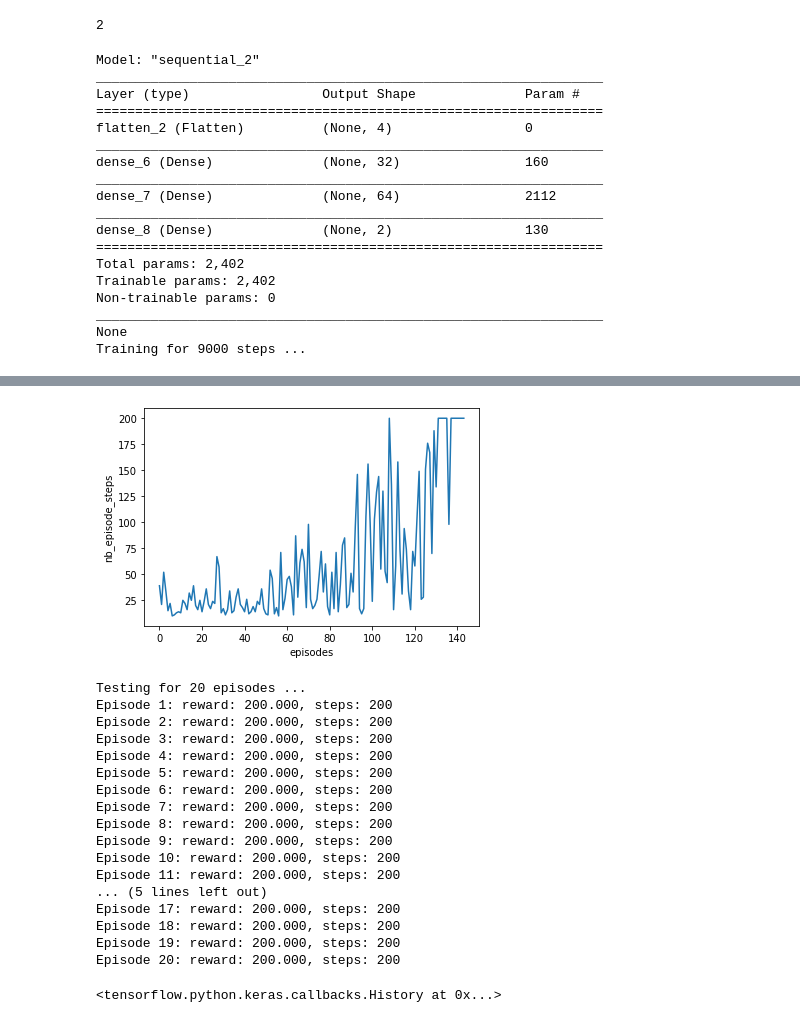
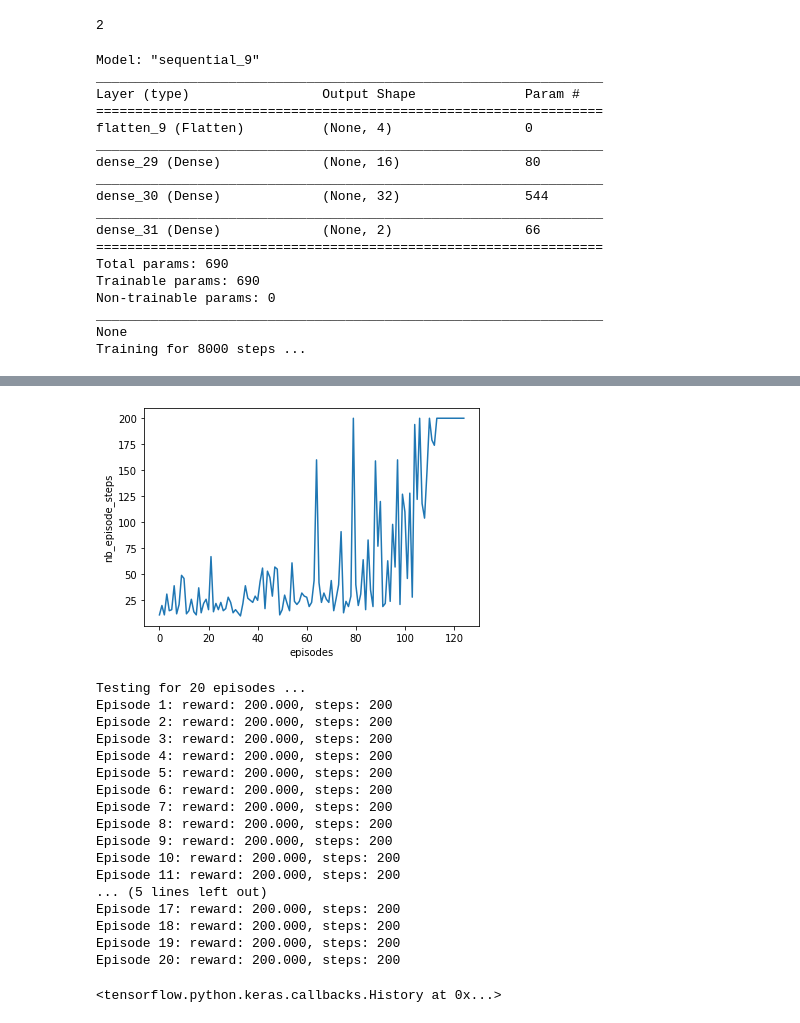
Before and after one commit to YazCodes/Deep-Learning-projects, a Jupyter notebook: Prediction3_Part_2.ipynb, the cells around one changed output, grey strips where cells are left out. Saved outputs shown, nothing was run; the diff lists cells and outputs as text; code cells hidden in the pictures.

```diff
--- a/Prediction3_Part_2.ipynb
+++ b/Prediction3_Part_2.ipynb
@@ -67,8 +67,8 @@ policy =  LinearAnnealedPolicy(inner_policy=EpsGreedyQPolicy(),   # policy used
                                attr='eps',                        # attribute in the inner policy to vary
                                value_max=1.,                       # maximum value of attribute that is varying
                                value_min=.1,                      # minimum value of attribute that is varying
-                               value_test=.05,  #0.9??                  # test if the value selected is < 0.05
-                               nb_steps=9000)                    # the number of steps between value_max and value_min
+                               value_test=.09,  #0.9??                  # test if the value selected is < 0.05
+                               nb_steps=8000)                    # the number of steps between value_max and value_min
 
 #need to change the value_max and value_min.
 # Q-Network
@@ -76,8 +76,8 @@ model = Sequential() #sequnetial model
 model.add(Input(shape=(1,env.observation_space.shape[0]))) # 1 = one observation and env.observation_space.shape is the number of states within our observation. 0 = the first element of the tupel
 model.add(Flatten())
 # extra layers here
-model.add(Dense(32, activation='relu')) #layer 1
-model.add(Dense(64, activation='relu')) #layer 2
+model.add(Dense(16, activation='relu')) #layer 1
+model.add(Dense(32, activation='relu')) #layer 2
 #model.add(Dense(64, activation='relu')) #layer 2
 
 model.add(Dense(env.action_space.n, activation='linear'))   # the output is the number of actions in the action space. Activation has to be linear due to how the q value does its calculation
@@ -93,7 +93,7 @@ dqn = DQNAgent(model=model,                     # Q-Network model created above
 
 dqn.compile(Adam(lr=1e-3), metrics=['mae'])
 
-history = dqn.fit(env, nb_steps=9000, visualize=False, verbose=2) #visualize false to save time
+history = dqn.fit(env, nb_steps=8000, visualize=False, verbose=2) #visualize false to save time
 
 
 # summarize the history for number  of episode steps
@@ -103,21 +103,21 @@ plt.xlabel('episodes')
 plt.show()
 dqn.test(env, nb_episodes=20, visualize=False) #testing for 20 episodes, reward should all be 200- evaluating my algortithm
 # %% [output]
-Model: "sequential_2"
+Model: "sequential_9"
 _________________________________________________________________
 Layer (type)                 Output Shape              Param #
 =================================================================
-flatten_2 (Flatten)          (None, 4)                 0
+flatten_9 (Flatten)          (None, 4)                 0
 _________________________________________________________________
-dense_6 (Dense)              (None, 32)                160
+dense_29 (Dense)             (None, 16)                80
 _________________________________________________________________
-dense_7 (Dense)              (None, 64)                2112
+dense_30 (Dense)             (None, 32)                544
 _________________________________________________________________
-dense_8 (Dense)              (None, 2)                 130
+dense_31 (Dense)             (None, 2)                 66
 =================================================================
-Total params: 2,402
-Trainable params: 2,402
+Total params: 690
+Trainable params: 690
 Non-trainable params: 0
 _________________________________________________________________
 None
-Training for 9000 steps ...
+Training for 8000 steps ...
@@ -141,19 +143,19 @@ done, took 68.330 seconds
-[figure, old version]
+[figure, new version]
-Testing for 20 episodes ...
-Episode 1: reward: 200.000, steps: 200
-Episode 2: reward: 200.000, steps: 200
-Episode 3: reward: 200.000, steps: 200
-Episode 4: reward: 200.000, steps: 200
-Episode 5: reward: 200.000, steps: 200
-Episode 6: reward: 200.000, steps: 200
-Episode 7: reward: 200.000, steps: 200
-Episode 8: reward: 200.000, steps: 200
-Episode 9: reward: 200.000, steps: 200
-Episode 10: reward: 200.000, steps: 200
-Episode 11: reward: 200.000, steps: 200
-... (5 lines left out)
-Episode 17: reward: 200.000, steps: 200
-Episode 18: reward: 200.000, steps: 200
-Episode 19: reward: 200.000, steps: 200
-Episode 20: reward: 200.000, steps: 200
-<tensorflow.python.keras.callbacks.History at 0x...>
+Testing for 20 episodes ...
+Episode 1: reward: 200.000, steps: 200
+Episode 2: reward: 200.000, steps: 200
+Episode 3: reward: 200.000, steps: 200
+Episode 4: reward: 200.000, steps: 200
+Episode 5: reward: 200.000, steps: 200
+Episode 6: reward: 200.000, steps: 200
+Episode 7: reward: 200.000, steps: 200
+Episode 8: reward: 200.000, steps: 200
+Episode 9: reward: 200.000, steps: 200
+Episode 10: reward: 200.000, steps: 200
+Episode 11: reward: 200.000, steps: 200
+... (5 lines left out)
+Episode 17: reward: 200.000, steps: 200
+Episode 18: reward: 200.000, steps: 200
+Episode 19: reward: 200.000, steps: 200
+Episode 20: reward: 200.000, steps: 200
+<tensorflow.python.keras.callbacks.History at 0x...>
```
Also changed, not shown: parts of 1 cell of this notebook.
